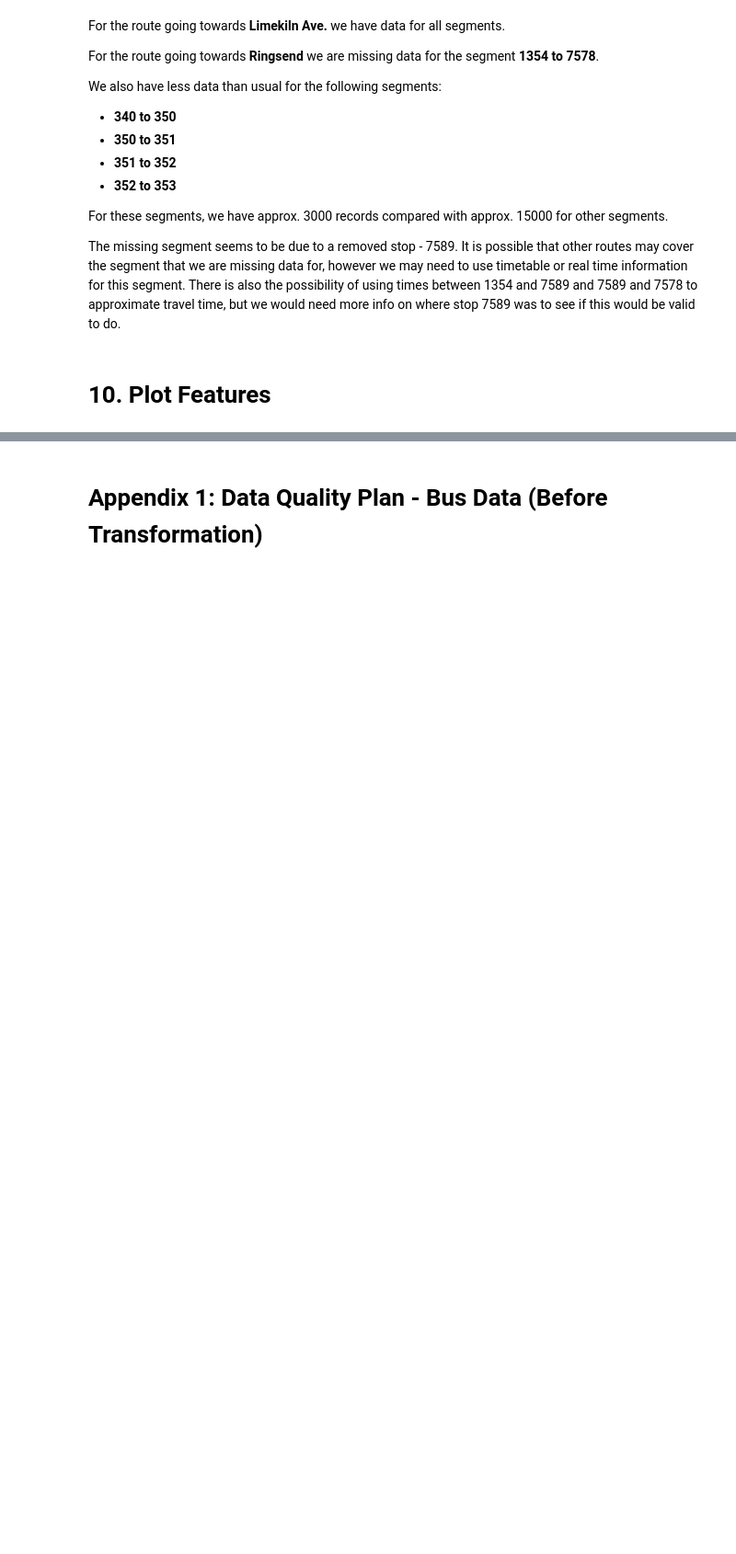
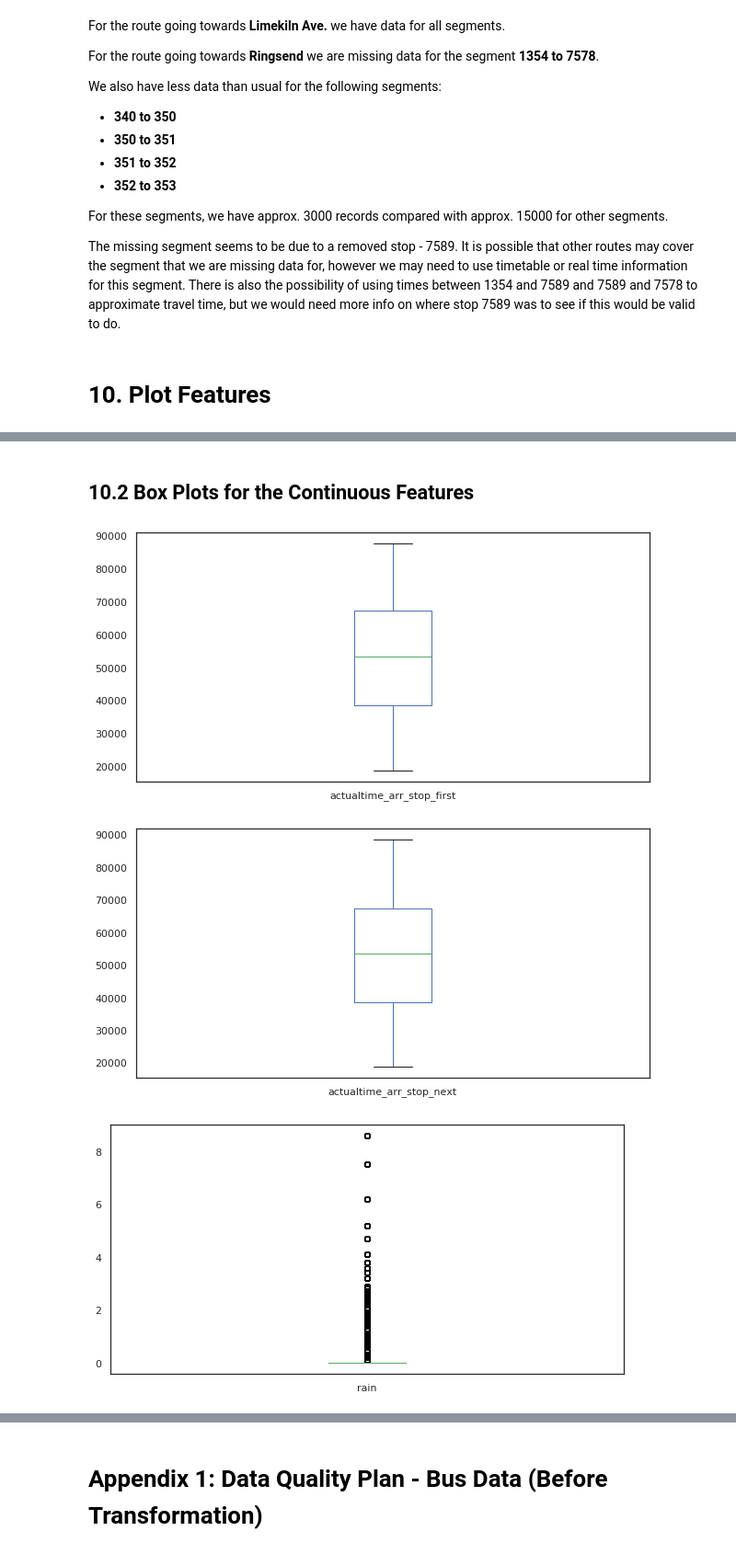
Before and after one commit to weishunliao/Dublin-bus, a Jupyter notebook: data_analytics/data_analytics_15A.ipynb, the cells around one changed output, grey strips where cells are left out. Shown at 92% size. Drawn from its saved outputs; the diff is of its cells as text; code cells hidden in the pictures; blank space fills up the shorter version.

```diff
--- a/data_analytics/data_analytics_15A.ipynb
+++ b/data_analytics/data_analytics_15A.ipynb
@@ -439,0 +785,10 @@ The missing segment seems to be due to a removed stop - 7589. It is possible tha
+# %% [markdown]
+## 10.2 Box Plots for the Continuous Features
+# %%
+for col in continuous_columns:
+    f = df_merged[col].plot(kind='box', figsize=(10,5))
+    plt.show()
+# %% [output]
+[figure, added]
+[figure, added]
+[figure, added]
```
Also changed, not shown: parts of 47 cells of this notebook.
